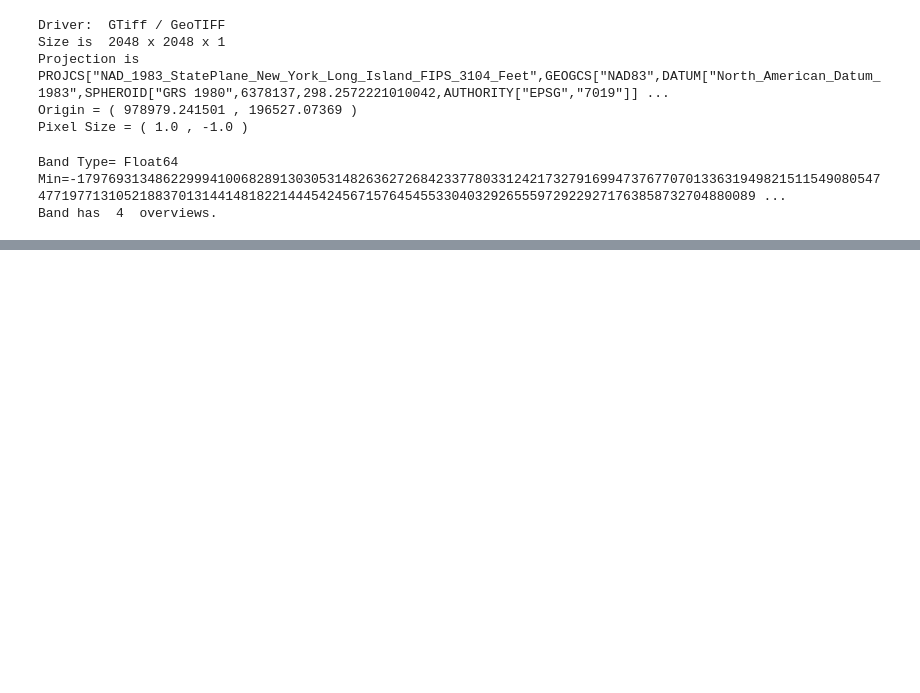
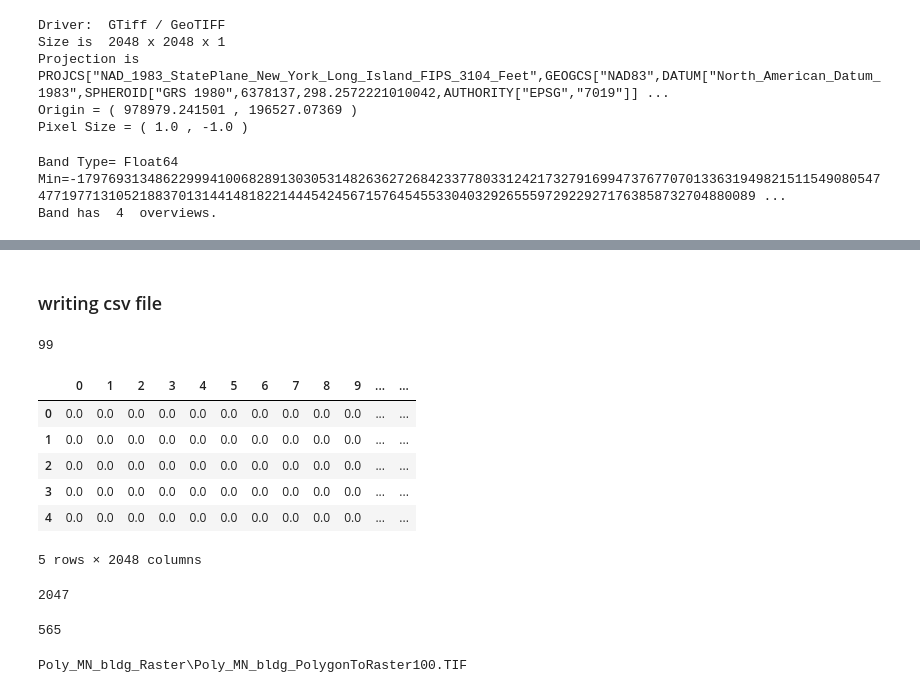
Before and after one commit to cmoscardi/Big_Data_UO_Ray_Tracing, a Jupyter notebook: OpeningTIFFtiles.ipynb, the cells around one changed output, grey strips where cells are left out. Cells and saved outputs as stored; diff of their text form; code cells hidden in the pictures; blank space fills up the shorter version.

```diff
--- a/OpeningTIFFtiles.ipynb
+++ b/OpeningTIFFtiles.ipynb
@@ -72,0 +86,2 @@ plt.show()
+# %% [markdown]
+### writing csv file
@@ -72,0 +97,4 @@ plt.show()
+# %%
+len(flist)
+# %% [output]
+99
@@ -72,0 +113,32 @@ plt.show()
+# %%
+df = pd.read_csv('LowerMN_tiles/tile_x_978979.241501_y196527.073690.csv',
+                 header=None)
+df.head()
+# %% [output]
+|  | 0 | 1 | 2 | 3 | 4 | 5 | 6 | 7 | 8 | 9 | ... | ... |
+| 0 | 0.0 | 0.0 | 0.0 | 0.0 | 0.0 | 0.0 | 0.0 | 0.0 | 0.0 | 0.0 | ... | ... |
+| 1 | 0.0 | 0.0 | 0.0 | 0.0 | 0.0 | 0.0 | 0.0 | 0.0 | 0.0 | 0.0 | ... | ... |
+| 2 | 0.0 | 0.0 | 0.0 | 0.0 | 0.0 | 0.0 | 0.0 | 0.0 | 0.0 | 0.0 | ... | ... |
+| 3 | 0.0 | 0.0 | 0.0 | 0.0 | 0.0 | 0.0 | 0.0 | 0.0 | 0.0 | 0.0 | ... | ... |
+| 4 | 0.0 | 0.0 | 0.0 | 0.0 | 0.0 | 0.0 | 0.0 | 0.0 | 0.0 | 0.0 | ... | ... |
+5 rows × 2048 columns
+# %%
+len(df)
+# %% [output]
+2047
+# %%
+len(df.elevation_map[0])
+# %% [output]
+565
+# %%
+for fpath in flist:
+        ds = gdal.Open(fpath, GA_ReadOnly )
+        geotransform = ds.GetGeoTransform()
+        ulc = [geotransform[0] , geotransform[3]]
+        lrc = [geotransform[0] + 2048, geotransform[3] - 2048]
+        if 988229 > ulc[0] and 988229 < lrc[0]:
+            if 211952 < ulc[1] and 211952 > lrc[1]:
+                print fpath
+                break
+# %% [output]
+Poly_MN_bldg_Raster\Poly_MN_bldg_PolygonToRaster100.TIF
```
Also changed, not shown: parts of 7 cells of this notebook, 1 other file.
